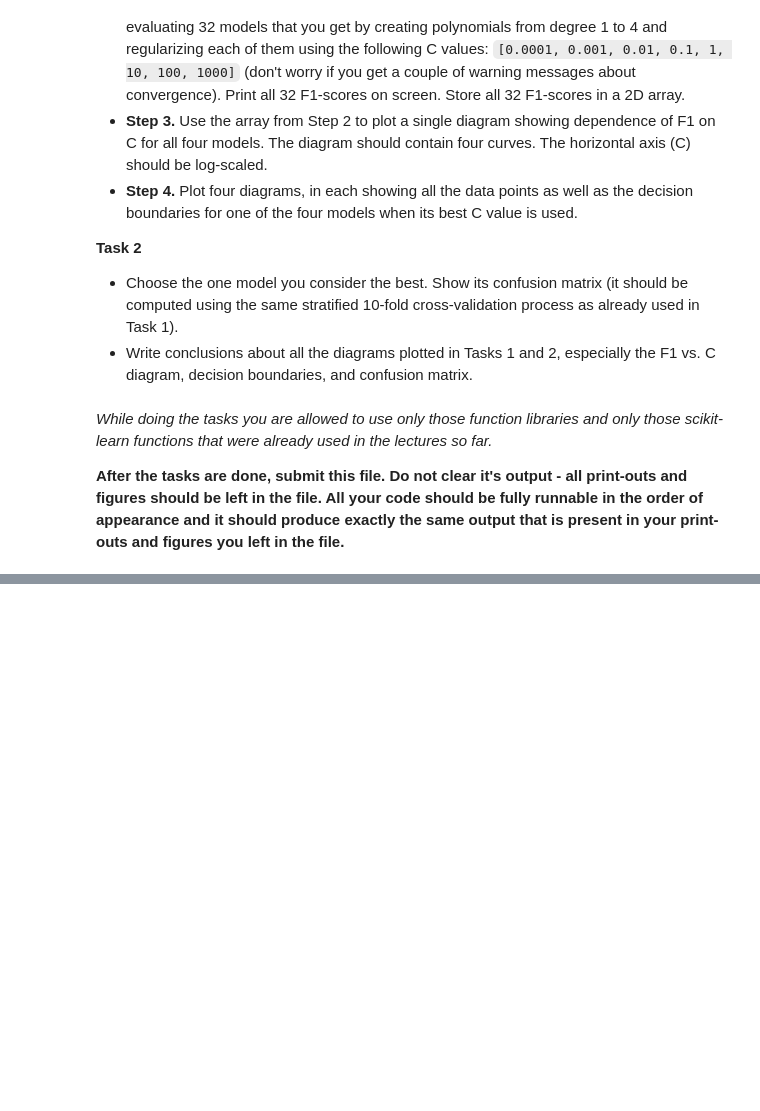
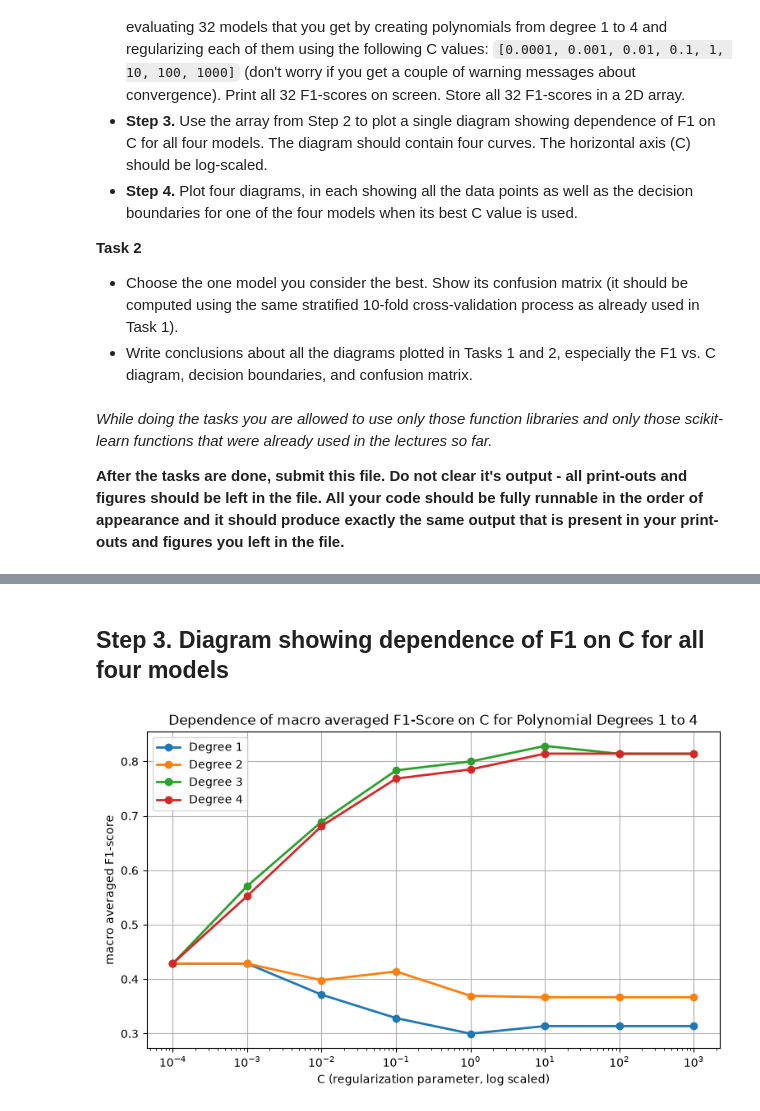
Before and after one commit to Sparkobbable/machine-learning-algorithms, a Jupyter notebook: 5_Assignment_EN.ipynb, the cells around one changed output, grey strips where cells are left out. Drawn from its saved outputs; the diff is of its cells as text; code cells hidden in the pictures; blank space fills up the shorter version.

```diff
--- a/5_Assignment_EN.ipynb
+++ b/5_Assignment_EN.ipynb
@@ -36,0 +59,28 @@ Your assignment consists of **two tasks**:
+# %%
+from sklearn.preprocessing import PolynomialFeatures
+from sklearn.linear_model import LogisticRegression
+from sklearn.model_selection import StratifiedKFold, cross_val_predict
+from sklearn.metrics import f1_score
+
+degrees = [1, 2, 3, 4]
+Cs = [0.0001, 0.001, 0.01, 0.1, 1, 10, 100, 1000]
+
+skfcv = StratifiedKFold(n_splits=10, shuffle=True, random_state=42)
+
+# storing macro averaged f1 scores
+f1_scores = np.empty((len(degrees), len(Cs)))
+
+print("Computed macro averaged F1-Scores for 32 models:")
+for d_idx, degree in enumerate(degrees):
+    poly_features = PolynomialFeatures(degree=degree, include_bias=False)
+    X_poly = poly_features.fit_transform(X)
+
+    for c_idx, C in enumerate(Cs):
+        log_reg = LogisticRegression(C=C, random_state=42)
+        yHat = cross_val_predict(log_reg, X_poly, y, cv=skfcv)
+        score = f1_score(y, yHat, average='macro')
+        f1_scores[d_idx, c_idx] = score
+        print(f"Degree {degree}, C = {C:<8} -> Macro F1-score: {score:.4f}")
+
+print("\n2D array of F1-scores:")
+print(f1_scores)
@@ -36,0 +121,17 @@ Your assignment consists of **two tasks**:
+# %% [markdown]
+## **Step 3. Diagram showing dependence of F1 on C for all four models**
+# %%
+plt.figure(figsize=(9, 5))
+
+for d_idx, degree in enumerate(degrees):
+    plt.plot(Cs, f1_scores[d_idx], "-o", label=f"Degree {degree}", linewidth=2)
+
+plt.xscale('log')
+plt.xlabel("C (regularization parameter, log scaled)")
+plt.ylabel("macro averaged F1-score")
+plt.title("Dependence of macro averaged F1-Score on C for Polynomial Degrees 1 to 4")
+plt.legend(loc="best")
+plt.grid()
+plt.show()
+# %% [output]
+[figure, added]
```
Also changed, not shown: parts of 10 cells of this notebook.
